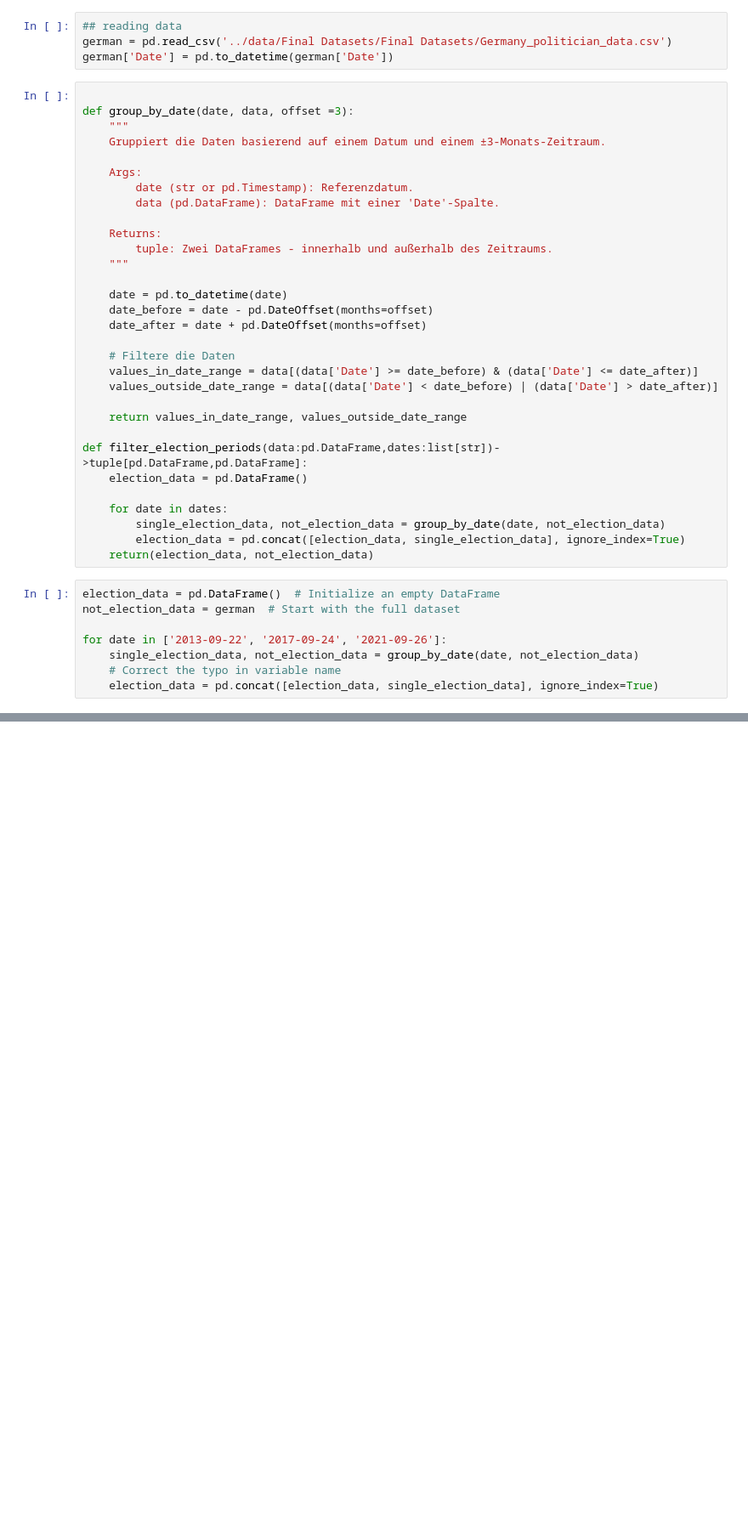
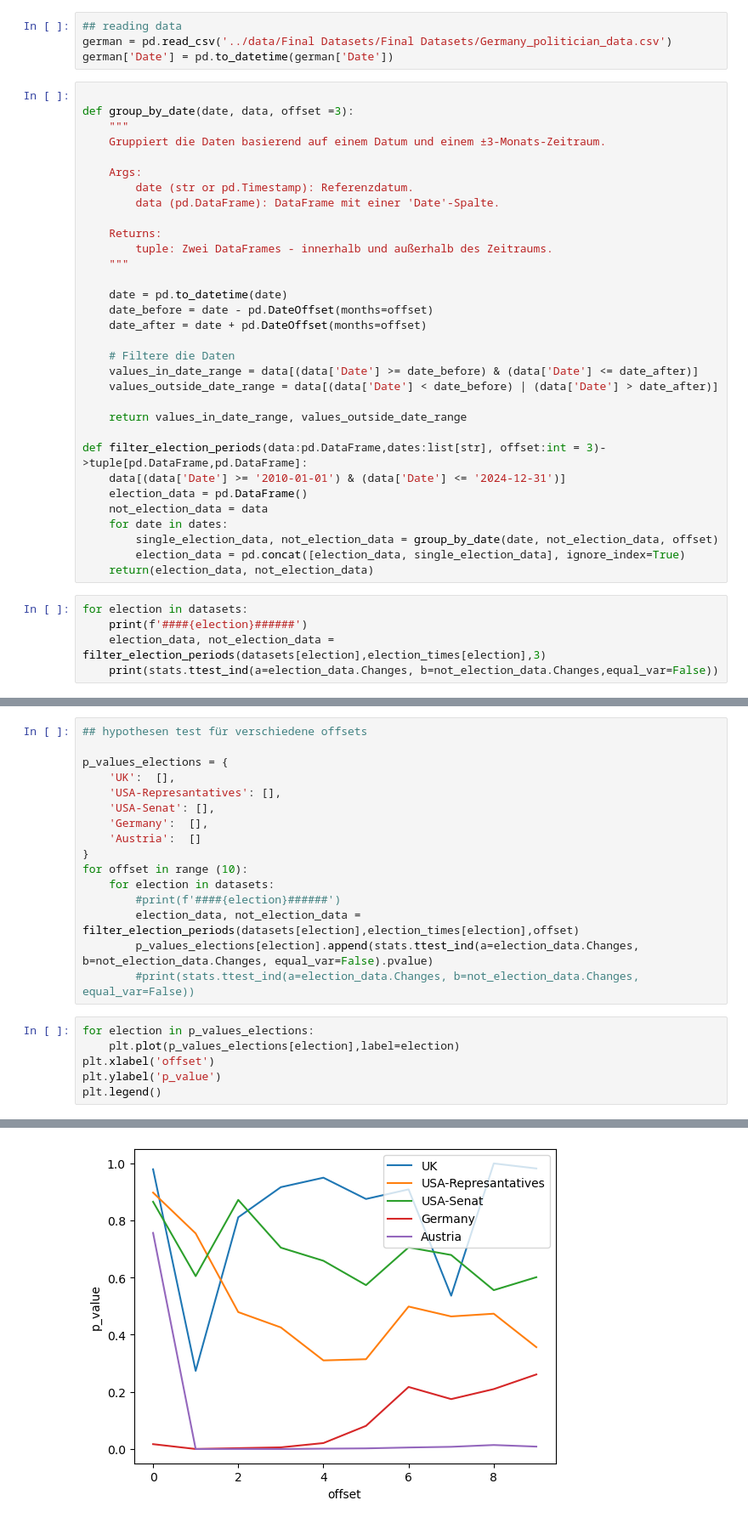
Before and after one commit to etjenB/wikipedia-social-research-private, a Jupyter notebook: statistic_analysis/t_test.ipynb, the cells around one changed output, grey strips where cells are left out. Shown: that part at 85% size. Drawn from its saved outputs; the diff is of its cells as text; blank space fills up the shorter version.

```diff
--- a/statistic_analysis/t_test.ipynb
+++ b/statistic_analysis/t_test.ipynb
@@ -51,18 +54,16 @@ def group_by_date(date, data, offset =3):
 
     return values_in_date_range, values_outside_date_range
 
-def filter_election_periods(data:pd.DataFrame,dates:list[str])->tuple[pd.DataFrame,pd.DataFrame]:
+def filter_election_periods(data:pd.DataFrame,dates:list[str], offset:int = 3)->tuple[pd.DataFrame,pd.DataFrame]:
+    data[(data['Date'] >= '2010-01-01') & (data['Date'] <= '2024-12-31')]
     election_data = pd.DataFrame()
-
+    not_election_data = data
     for date in dates:
-        single_election_data, not_election_data = group_by_date(date, not_election_data)
+        single_election_data, not_election_data = group_by_date(date, not_election_data, offset)
         election_data = pd.concat([election_data, single_election_data], ignore_index=True)
     return(election_data, not_election_data)
-# %%
-election_data = pd.DataFrame()  # Initialize an empty DataFrame
-not_election_data = german  # Start with the full dataset
-
-for date in ['2013-09-22', '2017-09-24', '2021-09-26']:
-    single_election_data, not_election_data = group_by_date(date, not_election_data)
-    # Correct the typo in variable name
-    election_data = pd.concat([election_data, single_election_data], ignore_index=True)
+# %%
+for election in datasets:
+    print(f'####{election}######')
+    election_data, not_election_data = filter_election_periods(datasets[election],election_times[election],3)
+    print(stats.ttest_ind(a=election_data.Changes, b=not_election_data.Changes,equal_var=False))
@@ -68,0 +81,23 @@ for date in ['2013-09-22', '2017-09-24', '2021-09-26']:
+# %%
+## hypothesen test für verschiedene offsets
+
+p_values_elections = {
+    'UK':  [],
+    'USA-Represantatives': [],
+    'USA-Senat': [],
+    'Germany':  [],
+    'Austria':  []
+}
+for offset in range (10):
+    for election in datasets:
+        #print(f'####{election}######')
+        election_data, not_election_data = filter_election_periods(datasets[election],election_times[election],offset)
+        p_values_elections[election].append(stats.ttest_ind(a=election_data.Changes, b=not_election_data.Changes, equal_var=False).pvalue)
+        #print(stats.ttest_ind(a=election_data.Changes, b=not_election_data.Changes, equal_var=False))
+# %%
+for election in p_values_elections:
+    plt.plot(p_values_elections[election],label=election)
+plt.xlabel('offset')
+plt.ylabel('p_value')
+plt.legend()
+# %% [output]
@@ -68,0 +105 @@ for date in ['2013-09-22', '2017-09-24', '2021-09-26']:
+[figure, added]
```
Also changed, not shown: parts of 9 cells of this notebook.
